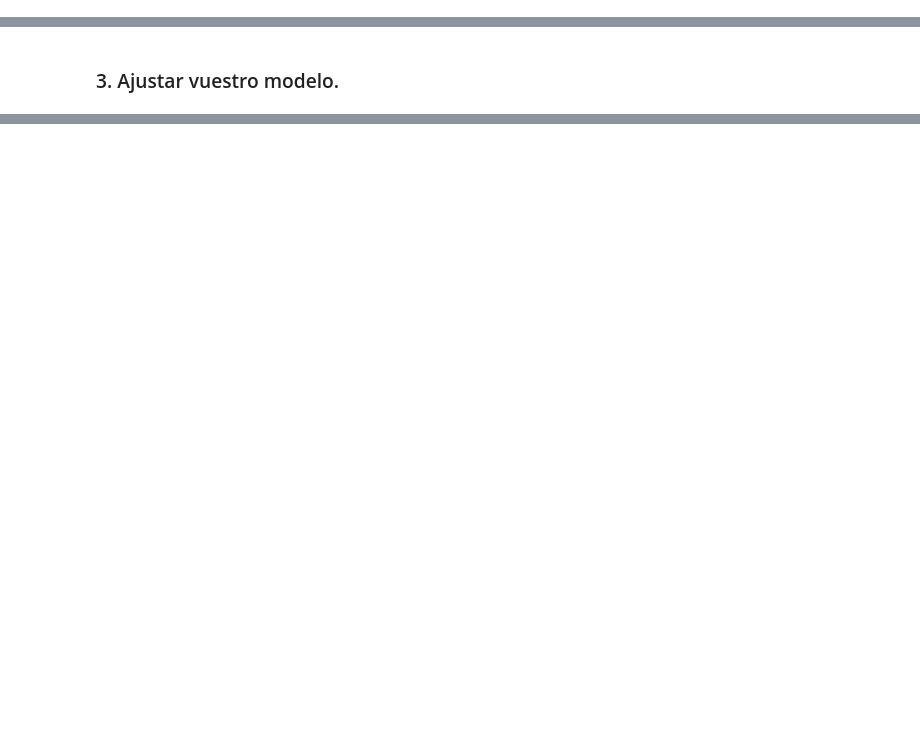
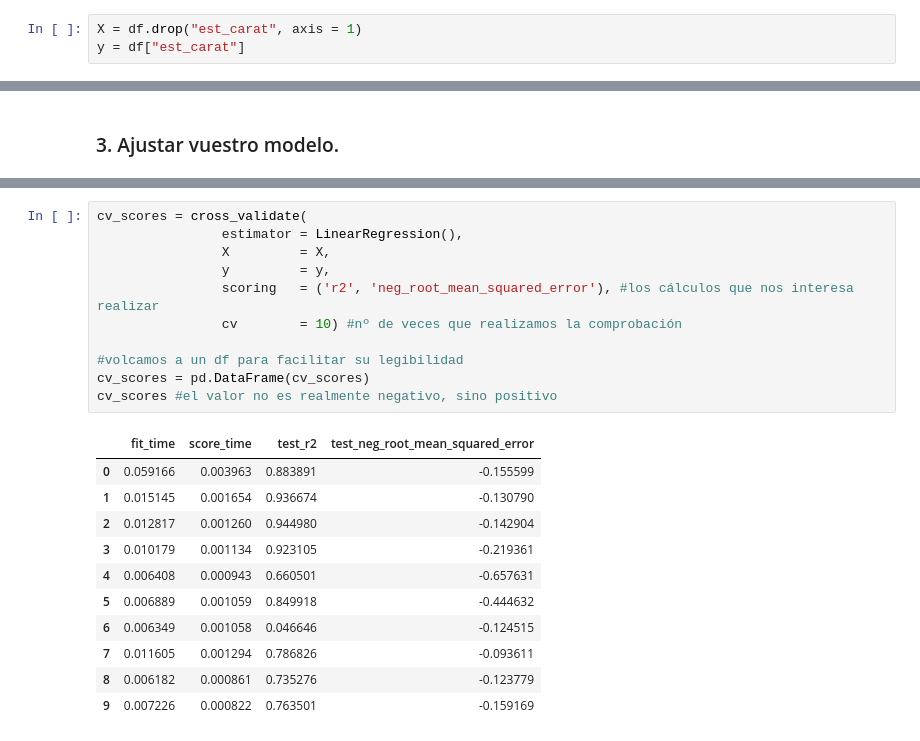
Before and after one commit to Adalab/DA-promoc-modulo3-sprint1-judith-gadea, a Jupyter notebook: RL/RL-9-RegLen-Intro.ipynb, the cells around one changed output, grey strips where cells are left out. Drawn from its saved outputs; the diff is of its cells as text; blank space fills up the shorter version.

```diff
--- a/RL/RL-9-RegLen-Intro.ipynb
+++ b/RL/RL-9-RegLen-Intro.ipynb
@@ -6,2 +34,5 @@ El objetivo de este pairprogramming es que hagáis vuestro primer modelo de mach
 # %% [markdown]
 ### 1. Deberéis separar la X y la y.
+# %%
+X = df.drop("est_carat", axis = 1)
+y = df["est_carat"]
@@ -11,0 +159,23 @@ El objetivo de este pairprogramming es que hagáis vuestro primer modelo de mach
+# %%
+cv_scores = cross_validate(
+                estimator = LinearRegression(),
+                X         = X,
+                y         = y,
+                scoring   = ('r2', 'neg_root_mean_squared_error'), #los cálculos que nos interesa realizar
+                cv        = 10) #nº de veces que realizamos la comprobación
+
+#volcamos a un df para facilitar su legibilidad
+cv_scores = pd.DataFrame(cv_scores)
+cv_scores #el valor no es realmente negativo, sino positivo
+# %% [output]
+|  | fit_time | score_time | test_r2 | test_neg_root_mean_squared_error |
+| 0 | 0.059166 | 0.003963 | 0.883891 | -0.155599 |
+| 1 | 0.015145 | 0.001654 | 0.936674 | -0.130790 |
+| 2 | 0.012817 | 0.001260 | 0.944980 | -0.142904 |
+| 3 | 0.010179 | 0.001134 | 0.923105 | -0.219361 |
+| 4 | 0.006408 | 0.000943 | 0.660501 | -0.657631 |
+| 5 | 0.006889 | 0.001059 | 0.849918 | -0.444632 |
+| 6 | 0.006349 | 0.001058 | 0.046646 | -0.124515 |
+| 7 | 0.011605 | 0.001294 | 0.786826 | -0.093611 |
+| 8 | 0.006182 | 0.000861 | 0.735276 | -0.123779 |
+| 9 | 0.007226 | 0.000822 | 0.763501 | -0.159169 |
```
Also changed, not shown: parts of 17 cells of this notebook.
